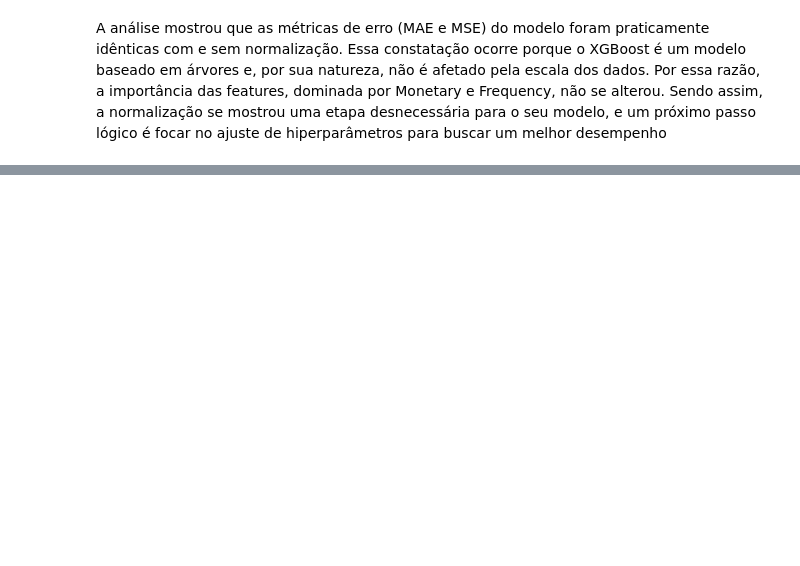
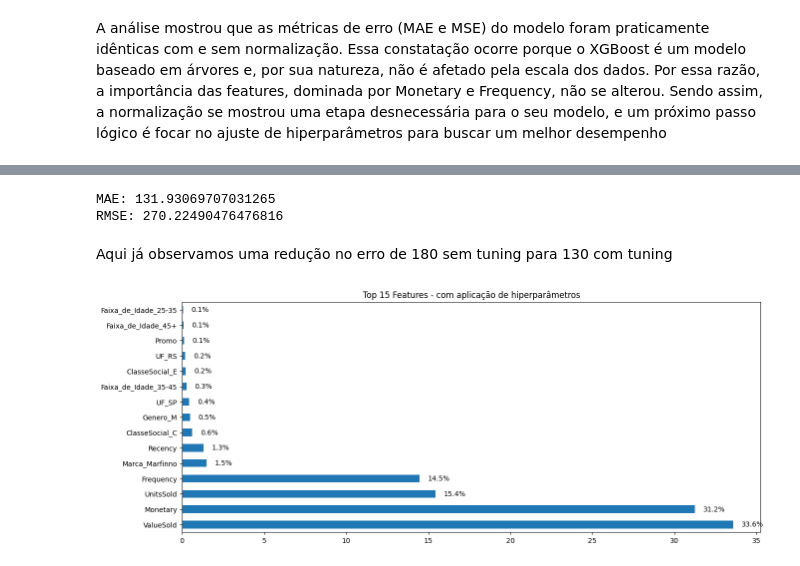
Before and after one commit to Rosilanny/Data_Science, a Jupyter notebook: Projeto 2 Previsão do valor de vida do Cliente (CLV).ipynb, the cells around one changed output, grey strips where cells are left out. Saved outputs shown, nothing was run; the diff lists cells and outputs as text; code cells hidden in the pictures; blank space fills up the shorter version.

```diff
--- a/Projeto 2 Previsão do valor de vida do Cliente (CLV).ipynb
+++ b/Projeto 2 Previsão do valor de vida do Cliente (CLV).ipynb
@@ -262,0 +298,10 @@ A análise mostrou que as métricas de erro (MAE e MSE) do modelo foram praticam
+# %%
+#Treinando o modelo com os melhores parâmetros encontrados
+best_params = grid_search.best_params_
+
+final_model = xgb.XGBRegressor(
+    **best_params,
+    random_state=42
+)
+
+final_model.fit(X_train, y_train)
@@ -262,0 +320,32 @@ A análise mostrou que as métricas de erro (MAE e MSE) do modelo foram praticam
+# %%
+#Avaliando o modelo
+y_pred = final_model.predict(X_test)
+
+from sklearn.metrics import mean_absolute_error, mean_squared_error
+import numpy as np
+
+print("MAE:", mean_absolute_error(y_test, y_pred))
+print("RMSE:", np.sqrt(mean_squared_error(y_test, y_pred)))
+# %% [output]
+MAE: 131.93069707031265
+RMSE: 270.22490476476816
+# %% [markdown]
+Aqui já observamos uma redução no erro de 180 sem tuning para 130 com tuning
+# %%
+# Nova análise de feature importance
+
+feat_importances_tuning = pd.Series(final_model.feature_importances_, index=X_train.columns)
+top15 = feat_importances_tuning.nlargest(15)
+top15_pct = (top15 / top15.sum()) * 100
+
+# Plot do gráfico
+ax = top15_pct.plot(kind='barh', figsize=(15,6))
+plt.title("Top 15 Features - com aplicação de hiperparâmetros")
+
+# Adiciona os valores ao lado das barras
+for i, v in enumerate(top15_pct):
+    ax.text(v + 0.5, i, f"{v:.1f}%", va='center')
+
+plt.show()
+# %% [output]
+[figure, added]
```
Also changed, not shown: parts of 10 cells of this notebook.
